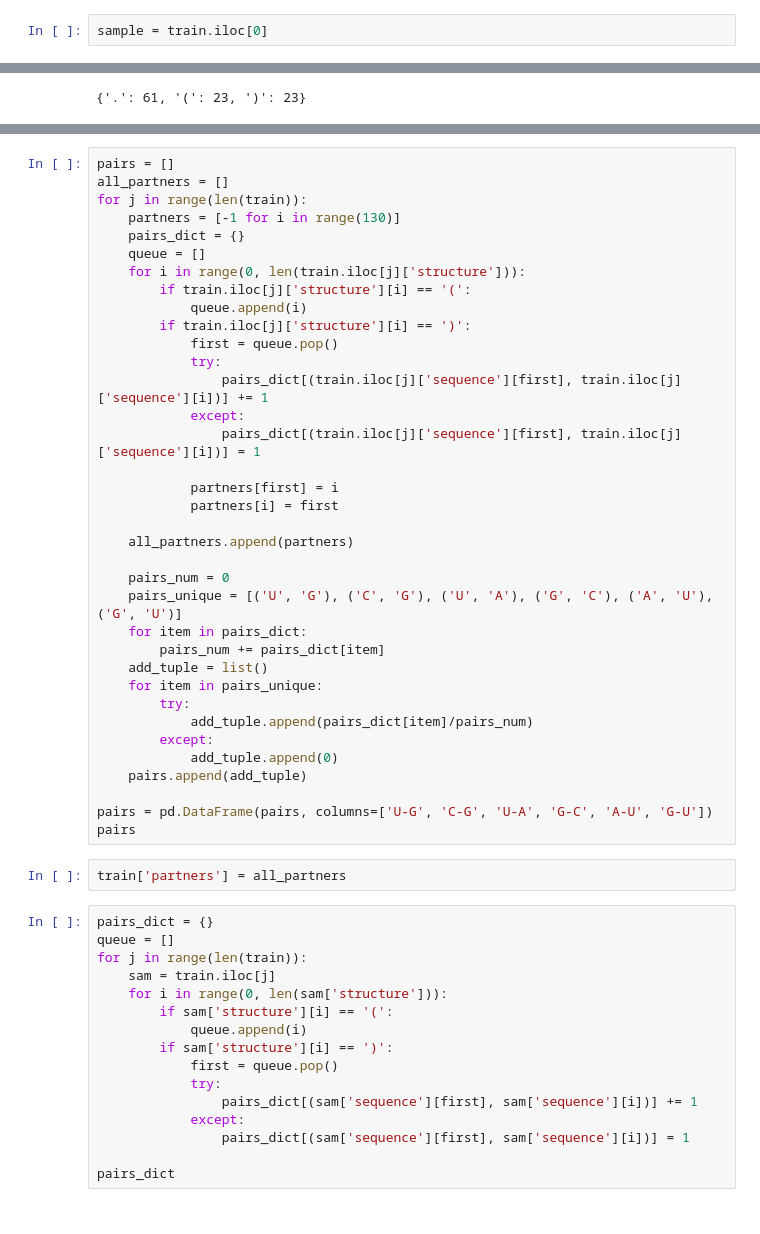
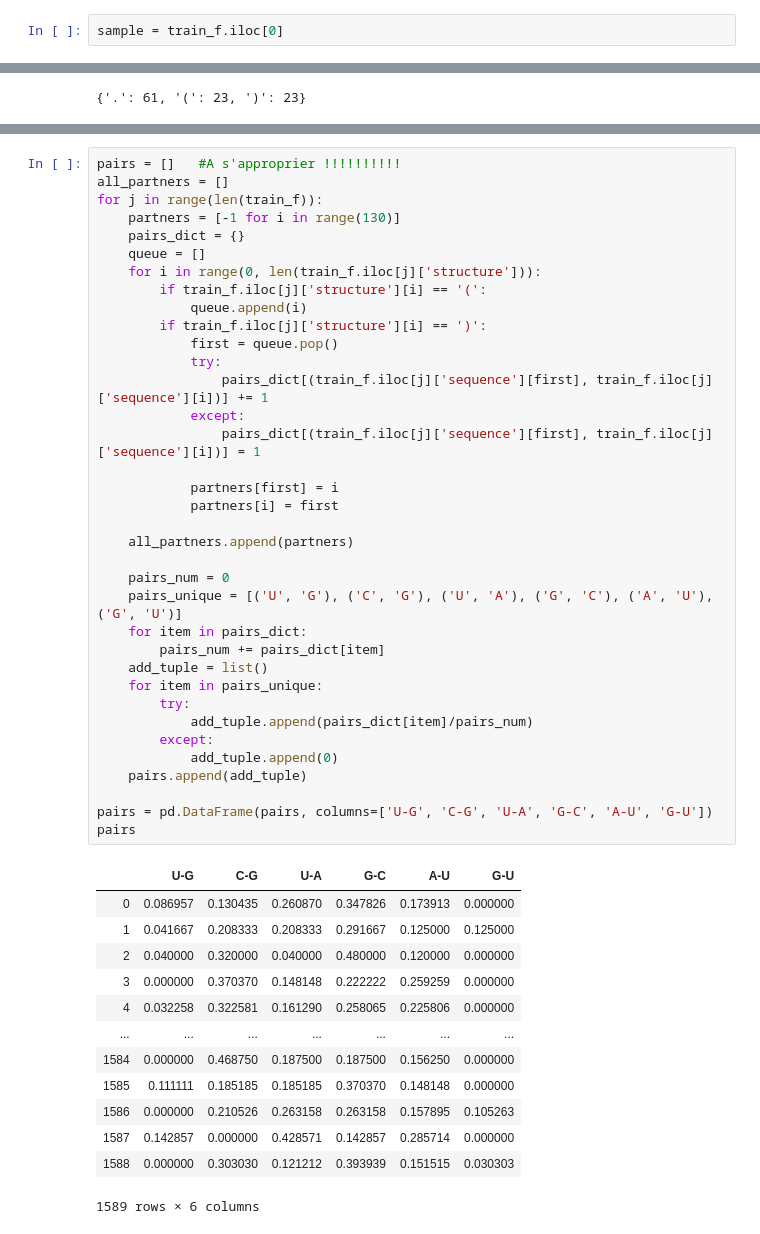
Before and after one commit to nromari/OpenVaccine_COVID19, a Jupyter notebook: Kaggle.ipynb, the cells around one changed output, grey strips where cells are left out. Saved outputs shown, nothing was run; the diff lists cells and outputs as text.

```diff
--- a/Kaggle.ipynb
+++ b/Kaggle.ipynb
@@ -228,5 +240,5 @@ rna_col_react.invert_xaxis()
 # %%
-sample = train.iloc[0]
+sample = train_f.iloc[0]
 # %%
 sample['sequence']
 # %% [output]
@@ -307,56 +323,52 @@ pairs_dict
 # %% [output]
 {('U', 'G'): 2, ('C', 'G'): 3, ('U', 'A'): 6, ('G', 'C'): 8, ('A', 'U'): 4}
 # %%
-pairs = []
+pairs = []   #A s'approprier !!!!!!!!!!
 all_partners = []
-for j in range(len(train)):
+for j in range(len(train_f)):
     partners = [-1 for i in range(130)]
     pairs_dict = {}
     queue = []
-    for i in range(0, len(train.iloc[j]['structure'])):
-        if train.iloc[j]['structure'][i] == '(':
+    for i in range(0, len(train_f.iloc[j]['structure'])):
+        if train_f.iloc[j]['structure'][i] == '(':
             queue.append(i)
-        if train.iloc[j]['structure'][i] == ')':
+        if train_f.iloc[j]['structure'][i] == ')':
             first = queue.pop()
             try:
-                pairs_dict[(train.iloc[j]['sequence'][first], train.iloc[j]['sequence'][i])] += 1
+                pairs_dict[(train_f.iloc[j]['sequence'][first], train_f.iloc[j]['sequence'][i])] += 1
             except:
-                pairs_dict[(train.iloc[j]['sequence'][first], train.iloc[j]['sequence'][i])] = 1
+                pairs_dict[(train_f.iloc[j]['sequence'][first], train_f.iloc[j]['sequence'][i])] = 1
 
             partners[first] = i
             partners[i] = first
 
     all_partners.append(partners)
 
     pairs_num = 0
     pairs_unique = [('U', 'G'), ('C', 'G'), ('U', 'A'), ('G', 'C'), ('A', 'U'), ('G', 'U')]
     for item in pairs_dict:
         pairs_num += pairs_dict[item]
     add_tuple = list()
     for item in pairs_unique:
         try:
             add_tuple.append(pairs_dict[item]/pairs_num)
         except:
             add_tuple.append(0)
     pairs.append(add_tuple)
 
 pairs = pd.DataFrame(pairs, columns=['U-G', 'C-G', 'U-A', 'G-C', 'A-U', 'G-U'])
 pairs
+# %% [output]
+|  | U-G | C-G | U-A | G-C | A-U | G-U |
+| 0 | 0.086957 | 0.130435 | 0.260870 | 0.347826 | 0.173913 | 0.000000 |
+| 1 | 0.041667 | 0.208333 | 0.208333 | 0.291667 | 0.125000 | 0.125000 |
+| 2 | 0.040000 | 0.320000 | 0.040000 | 0.480000 | 0.120000 | 0.000000 |
+| 3 | 0.000000 | 0.370370 | 0.148148 | 0.222222 | 0.259259 | 0.000000 |
+| 4 | 0.032258 | 0.322581 | 0.161290 | 0.258065 | 0.225806 | 0.000000 |
+| ... | ... | ... | ... | ... | ... | ... |
+| 1584 | 0.000000 | 0.468750 | 0.187500 | 0.187500 | 0.156250 | 0.000000 |
+| 1585 | 0.111111 | 0.185185 | 0.185185 | 0.370370 | 0.148148 | 0.000000 |
+| 1586 | 0.000000 | 0.210526 | 0.263158 | 0.263158 | 0.157895 | 0.105263 |
+| 1587 | 0.142857 | 0.000000 | 0.428571 | 0.142857 | 0.285714 | 0.000000 |
+| 1588 | 0.000000 | 0.303030 | 0.121212 | 0.393939 | 0.151515 | 0.030303 |
+1589 rows × 6 columns
-# %%
-train['partners'] = all_partners
-# %%
-pairs_dict = {}
-queue = []
-for j in range(len(train)):
-    sam = train.iloc[j]
-    for i in range(0, len(sam['structure'])):
-        if sam['structure'][i] == '(':
-            queue.append(i)
-        if sam['structure'][i] == ')':
-            first = queue.pop()
-            try:
-                pairs_dict[(sam['sequence'][first], sam['sequence'][i])] += 1
-            except:
-                pairs_dict[(sam['sequence'][first], sam['sequence'][i])] = 1
-
-pairs_dict
```
Also changed, not shown: parts of 18 cells of this notebook, 1 other file.
